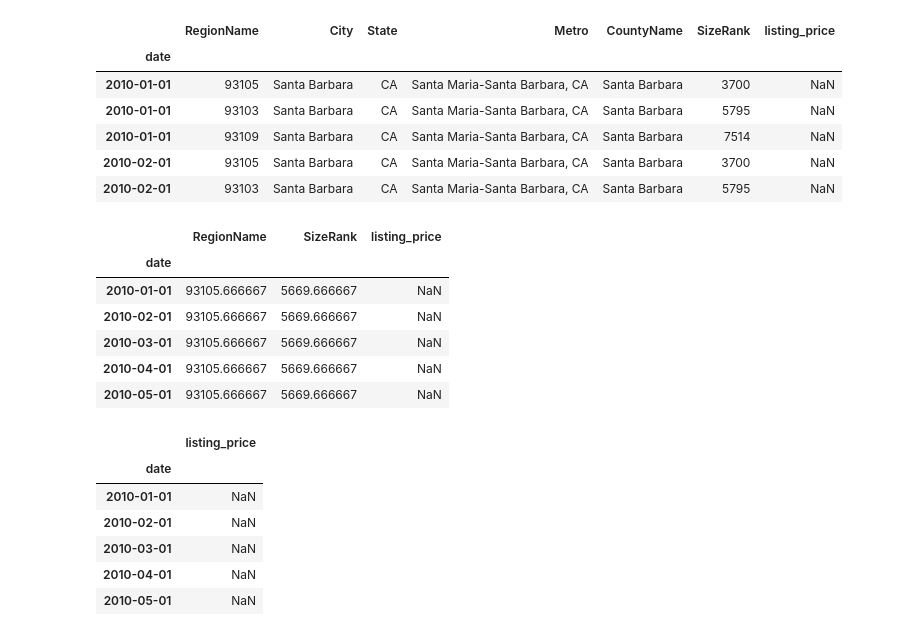
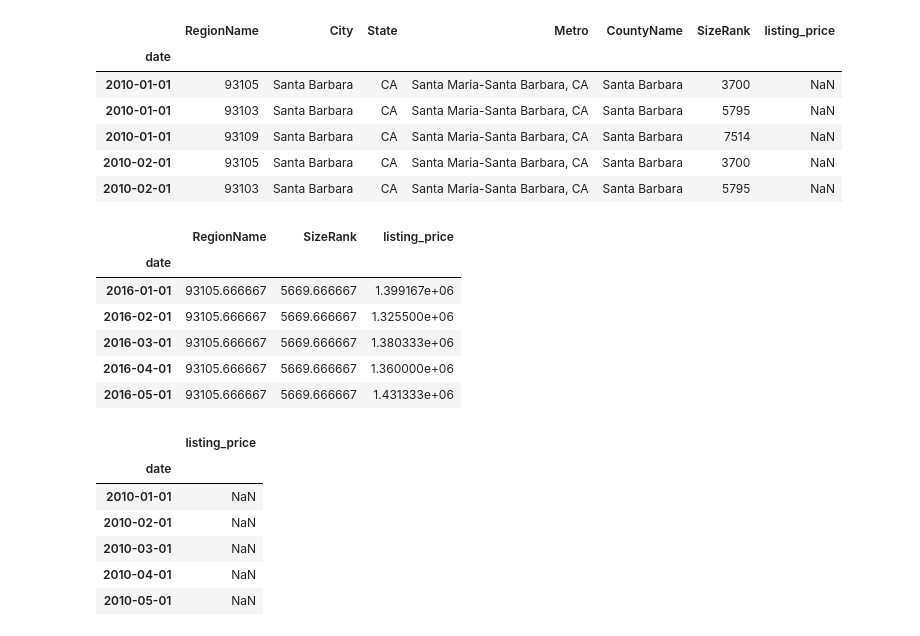
Before and after one commit to NCEAS/training-jupyter-notebook, a Jupyter notebook: SB-housing-wrangling.ipynb, the cells around one changed output. Drawn from its saved outputs; the diff is of its cells as text; code cells hidden in the pictures.

```diff
--- a/SB-housing-wrangling.ipynb
+++ b/SB-housing-wrangling.ipynb
@@ -75,15 +103,15 @@ listing_sb_zip.head()
 # %%
 # Compute the average for the city
 listing_sb_ts = listing_sb_zip.groupby(level='date').mean()
-listing_sb_ts.head()
+listing_sb_ts.tail()
 # %% [output]
 |  | RegionName | SizeRank | listing_price |
 | date |  |  |  |
-| 2010-01-01 | 93105.666667 | 5669.666667 | NaN |
-| 2010-02-01 | 93105.666667 | 5669.666667 | NaN |
-| 2010-03-01 | 93105.666667 | 5669.666667 | NaN |
-| 2010-04-01 | 93105.666667 | 5669.666667 | NaN |
-| 2010-05-01 | 93105.666667 | 5669.666667 | NaN |
+| 2016-01-01 | 93105.666667 | 5669.666667 | 1.399167e+06 |
+| 2016-02-01 | 93105.666667 | 5669.666667 | 1.325500e+06 |
+| 2016-03-01 | 93105.666667 | 5669.666667 | 1.380333e+06 |
+| 2016-04-01 | 93105.666667 | 5669.666667 | 1.360000e+06 |
+| 2016-05-01 | 93105.666667 | 5669.666667 | 1.431333e+06 |
 # %%
 # some house cleaning
 listing_sb_ts.drop(listing_sb_ts.columns[[0, 1]], axis=1, inplace=True)
```
Also changed, not shown: parts of 9 cells of this notebook.
